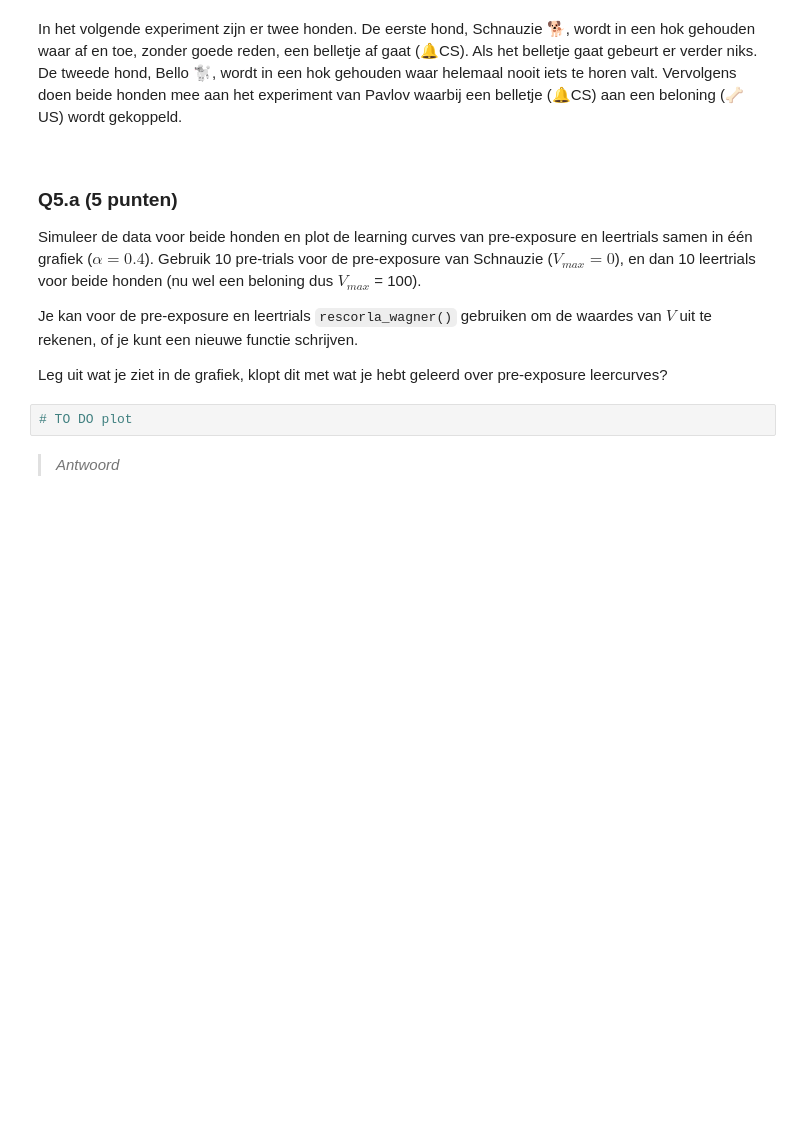
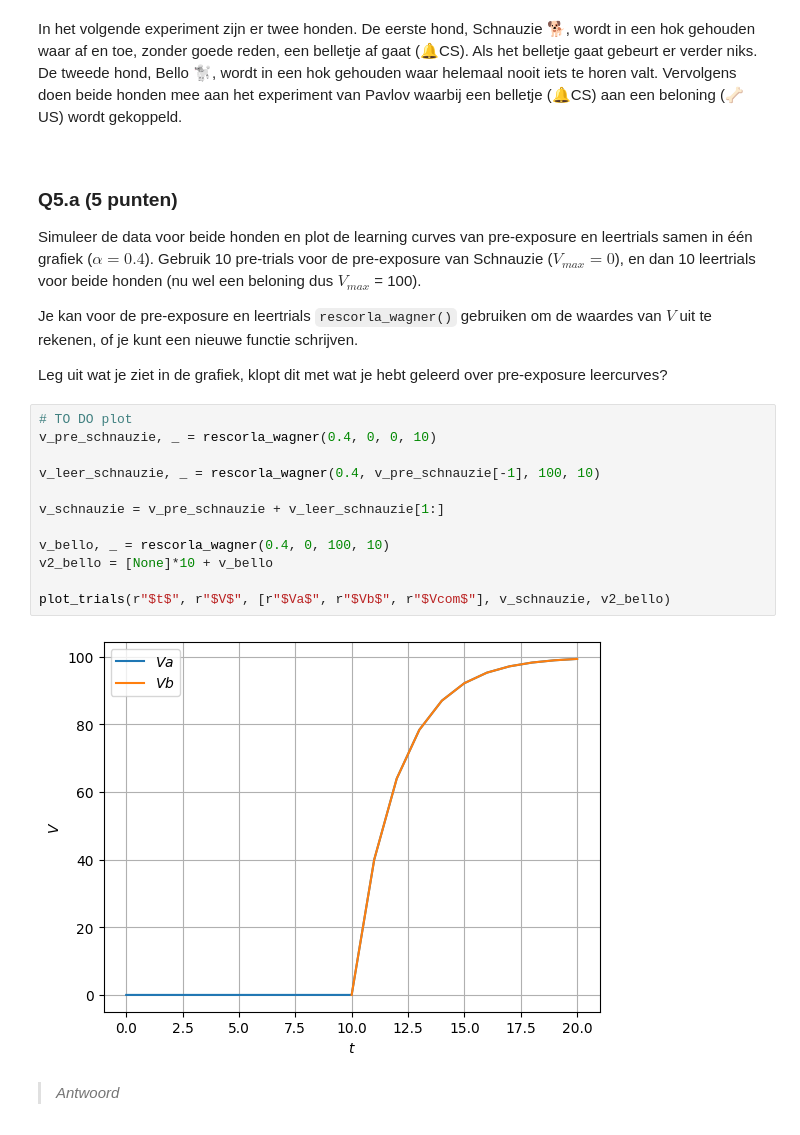
Before and after one commit to Knoerdin/huiswerk_gijs_nordin, a Jupyter notebook: Assignment 1/Assignment_1.ipynb, the cells around one changed output. Drawn from its saved outputs; the diff is of its cells as text; blank space fills up the shorter version.

```diff
--- a/Assignment 1/Assignment_1.ipynb
+++ b/Assignment 1/Assignment_1.ipynb
@@ -378,8 +375,20 @@ Simuleer de data voor beide honden en plot de learning curves van pre-exposure e
 Je kan voor de pre-exposure en leertrials `rescorla_wagner()` gebruiken om de waardes van $V$ uit te rekenen, of je kunt een nieuwe functie schrijven.
 
 Leg uit wat je ziet in de grafiek, klopt dit met wat je hebt geleerd over pre-exposure leercurves?
-# %%
-# TO DO plot
+# %%
+# TO DO plot
+v_pre_schnauzie, _ = rescorla_wagner(0.4, 0, 0, 10)
+
+v_leer_schnauzie, _ = rescorla_wagner(0.4, v_pre_schnauzie[-1], 100, 10)
+
+v_schnauzie = v_pre_schnauzie + v_leer_schnauzie[1:]
+
+v_bello, _ = rescorla_wagner(0.4, 0, 100, 10)
+v2_bello = [None]*10 + v_bello
+
+plot_trials(r"$t$", r"$V$", [r"$Va$", r"$Vb$", r"$Vcom$"], v_schnauzie, v2_bello)
+# %% [output]
+[figure, added]
 # %% [markdown]
 > *Antwoord*
 # %% [markdown]
```
Also changed, not shown: parts of 5 cells of this notebook.
